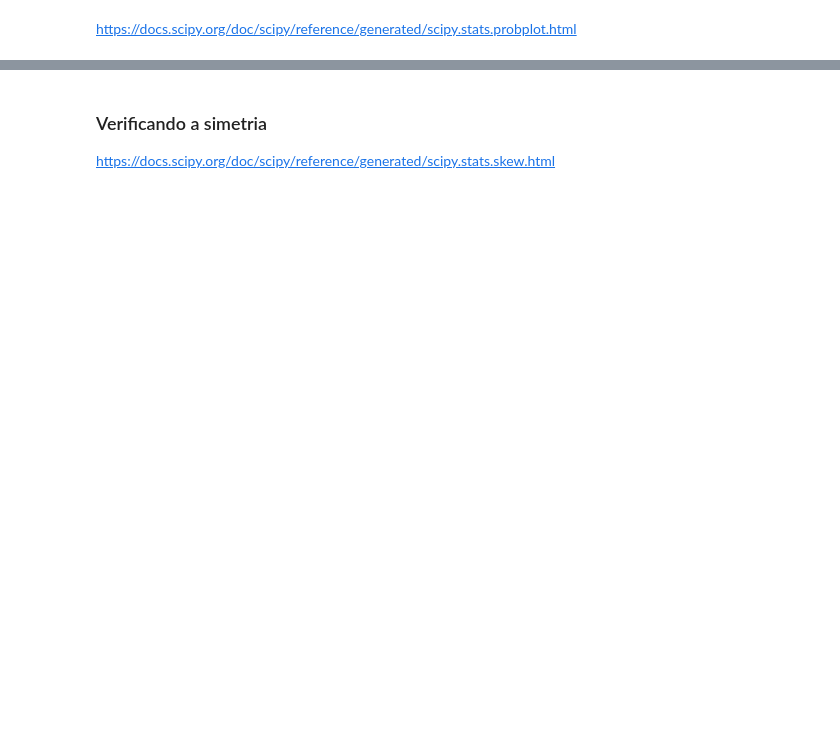
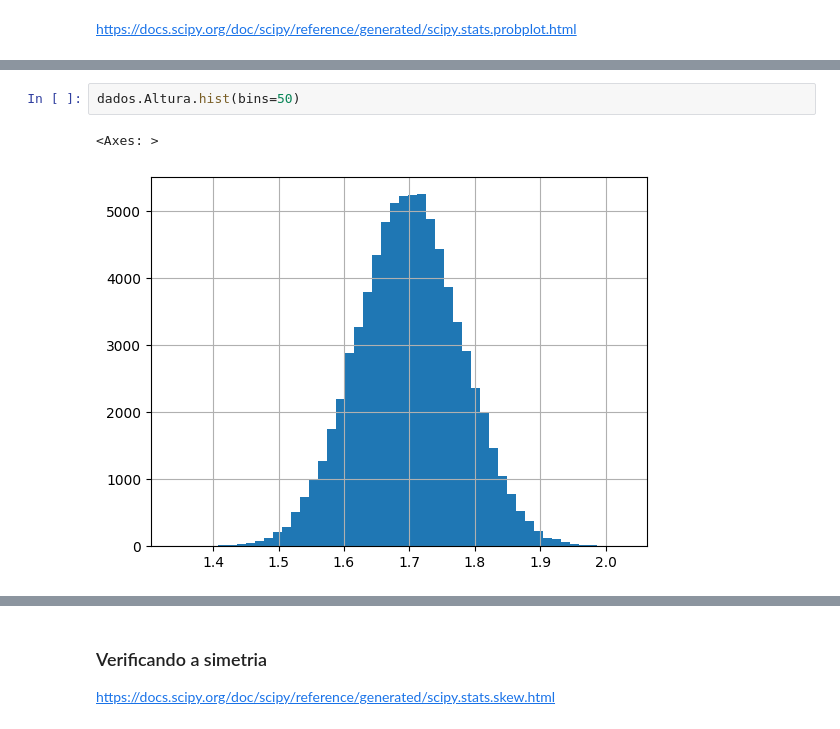
Before and after one commit to arthur-pulini/Estat-stica_com_python_5, a Jupyter notebook: Correlacao_e_Regressao.ipynb, the cells around one changed output, grey strips where cells are left out. Saved outputs shown, nothing was run; the diff lists cells and outputs as text; blank space fills up the shorter version.

```diff
--- a/Correlacao_e_Regressao.ipynb
+++ b/Correlacao_e_Regressao.ipynb
@@ -1419,0 +1458,5 @@ https://docs.scipy.org/doc/scipy/reference/generated/scipy.stats.probplot.html
+# %%
+dados.Altura.hist(bins=50)
+# %% [output]
+<Axes: >
+[figure, added]
```
Also changed, not shown: parts of 13 cells of this notebook.
